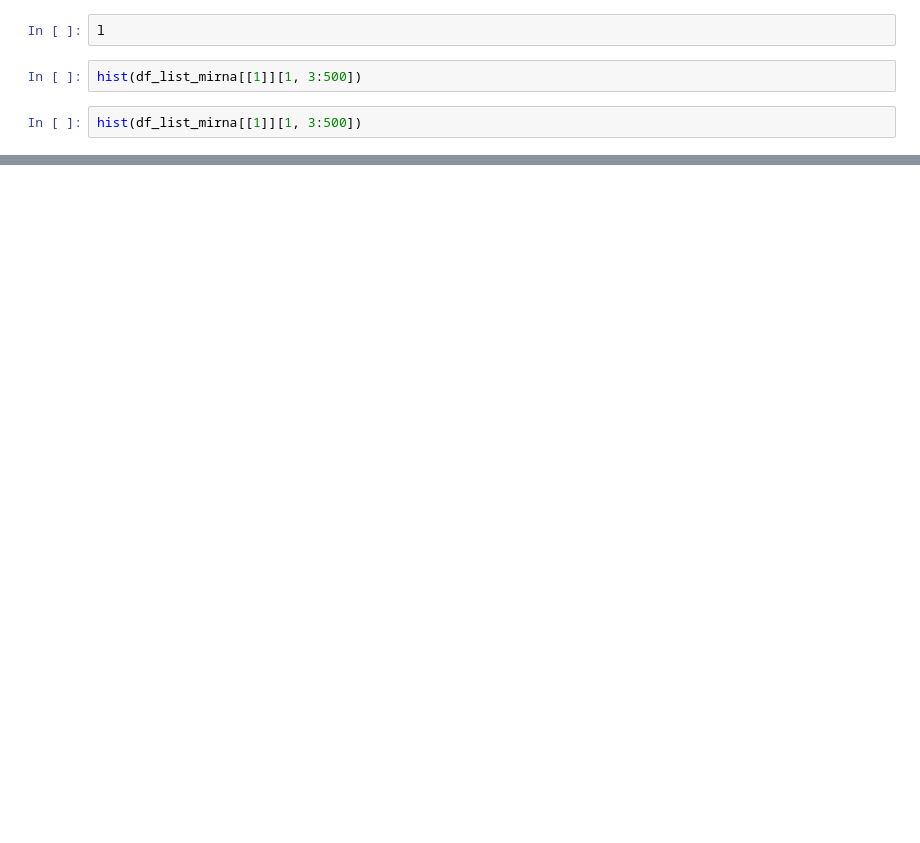
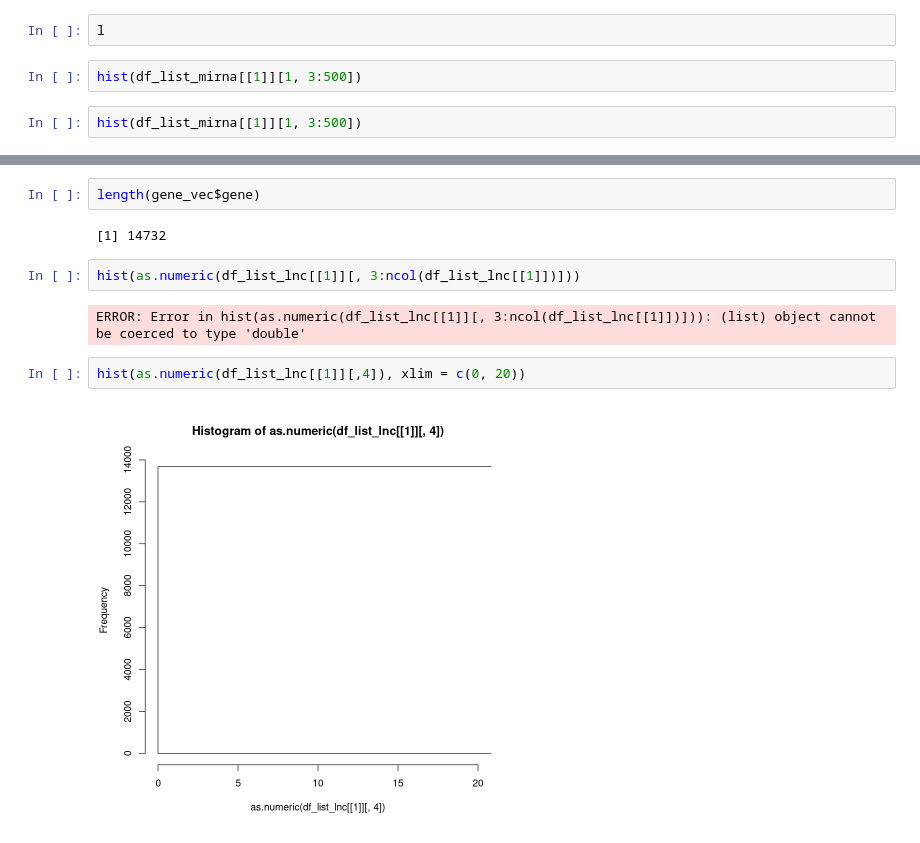
Before and after one commit to Joker-Jerome/utmost_update, a Jupyter notebook: code/R/expression_adjustment_miRNA.ipynb, the cells around one changed output, grey strips where cells are left out. Saved outputs shown, nothing was run; the diff lists cells and outputs as text; blank space fills up the shorter version.

```diff
--- a/code/R/expression_adjustment_miRNA.ipynb
+++ b/code/R/expression_adjustment_miRNA.ipynb
@@ -1054,0 +1197,12 @@ hist(df_list_mirna[[1]][1, 3:500])
+# %%
+length(gene_vec$gene)
+# %% [output]
+[1] 14732
+# %%
+hist(as.numeric(df_list_lnc[[1]][, 3:ncol(df_list_lnc[[1]])]))
+# %% [output]
+ERROR: Error in hist(as.numeric(df_list_lnc[[1]][, 3:ncol(df_list_lnc[[1]])])): (list) object cannot be coerced to type 'double'
+# %%
+hist(as.numeric(df_list_lnc[[1]][,4]), xlim = c(0, 20))
+# %% [output]
+[figure, added]
```
Also changed, not shown: parts of 48 cells of this notebook, 16 other files.
